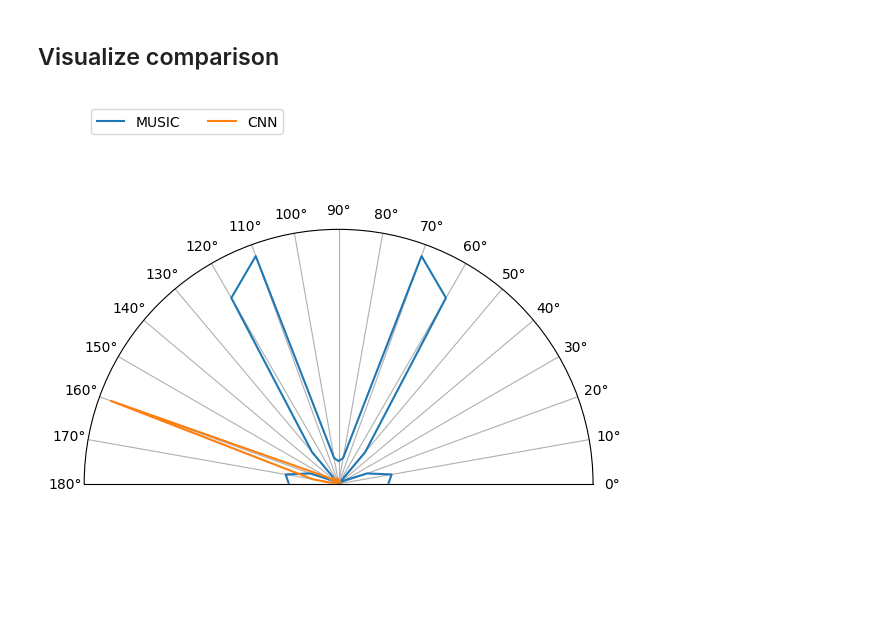
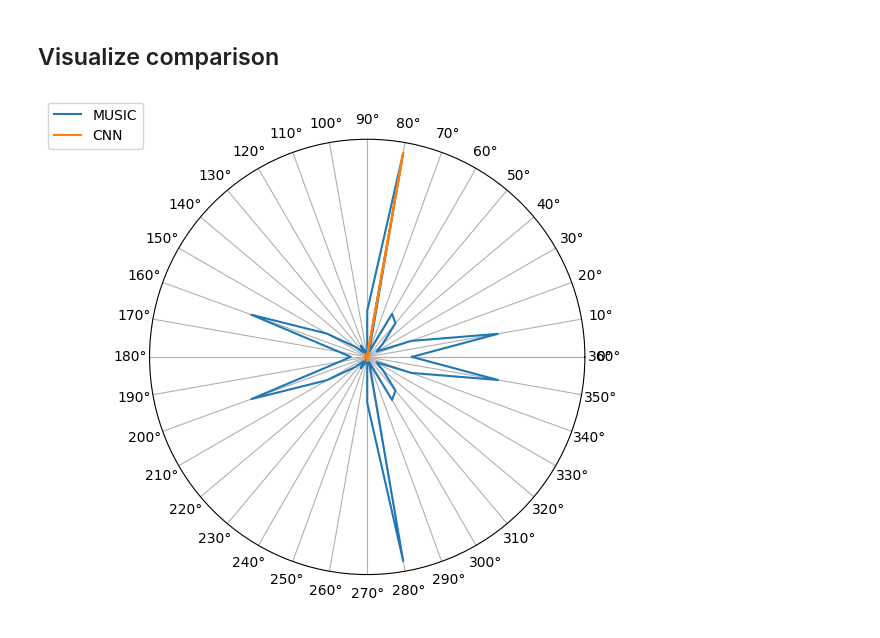
Before and after one commit to AlexandraPosta/sound-localization, a Jupyter notebook: notebooks/Comparison.ipynb, the cells around one changed output. Cells and saved outputs as stored; diff of their text form; code cells hidden in the pictures.

```diff
--- a/notebooks/Comparison.ipynb
+++ b/notebooks/Comparison.ipynb
@@ -27,12 +27,12 @@ from itertools import combinations
 SAMPLES = 2048
 STEP = 1024
 
-AUDIO_PATH = 'C:\\Users\\Alex\\source\\repos\\sound-localization\\data\\half_circle\\0.001\\test_angle_160_dist_200_room_medium_arctic_a0200.wav'
+AUDIO_PATH = 'C:\\Users\\Alex\\source\\repos\\sound-localization\\data\\full_circle\\0.001\\test_angle_280_dist_200_room_medium_arctic_a0200.wav'
 # %% [markdown]
 ## Utils
 # %%
 fs, wav_signals = wavfile.read(AUDIO_PATH)
-grid = 180
+grid = 360
 # %% [markdown]
 ## Functions
 # %%
@@ -62,7 +62,7 @@ CNN = pd.read_csv('../comparison/CNN_spectrum.csv')
 data = np.array([])
 
 for i in range(len(CNN)):
-    if CNN.loc[i, 'y_true'] == 160:
+    if CNN.loc[i, 'y_true'] == 280:
         data = np.append(data, CNN['y_pred'][i])
 
 # Get the spectrum
@@ -81,27 +81,27 @@ norm_array = (instance - min_val) / (max_val - min_val)
 # %%
 fig = plt.figure(figsize=(6, 6))
 ax = fig.add_subplot(polar=True)
 
 # Set the theta values from 0 to pi
-theta = np.linspace(0, (grid*np.pi/180), num=19)
+theta = np.linspace(0, (grid*np.pi/180), num=37)
 
 # Plot the circle
 ax.plot(theta, c_dirty_img, label='MUSIC')
 ax.plot(theta, norm_array, label='CNN')
 
 # Set the labels and title of the plot
 ax.set_thetamin(0)
 ax.set_thetamax(180)
-ax.set_thetagrids(range(0, grid, 10)) # set the gridlines
+ax.set_thetagrids(range(0, grid + 1, 10)) # set the gridlines
 ax.set_rticks([])
 
 # Add a legend
 lines, labels = ax.get_legend_handles_labels()
-ax.legend(lines, labels, loc='upper left', ncol=2)
+ax.legend(lines, labels, loc=0, ncol=1, bbox_to_anchor=(0, 1.1))
 
 plt.show()
 # %% [output]
-[figure, old version]
+[figure, new version]
 # %%
 # Generate data for the x-axis
 x = list(range(0, grid + 1, 10))
```
Also changed, not shown: parts of 1 cell of this notebook, 8 other files.
